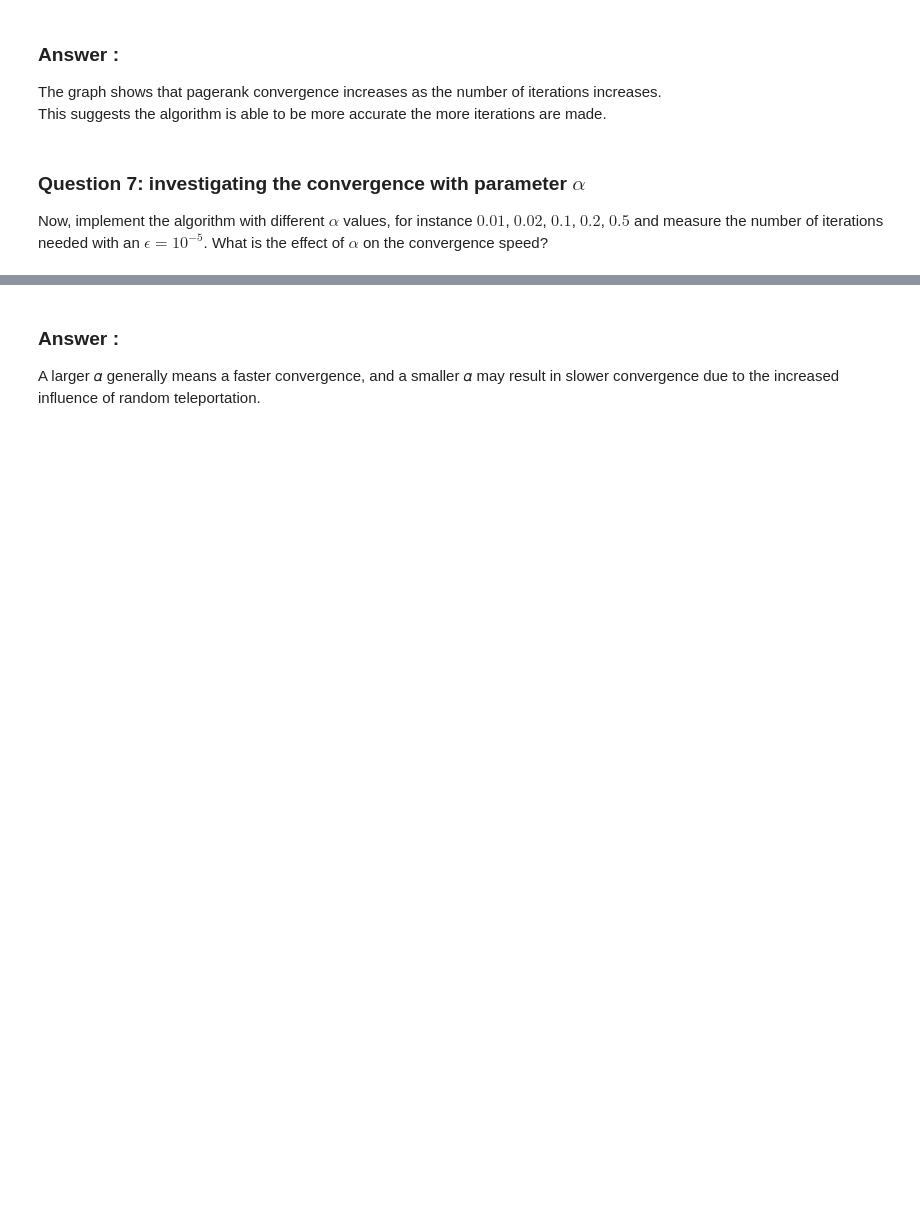
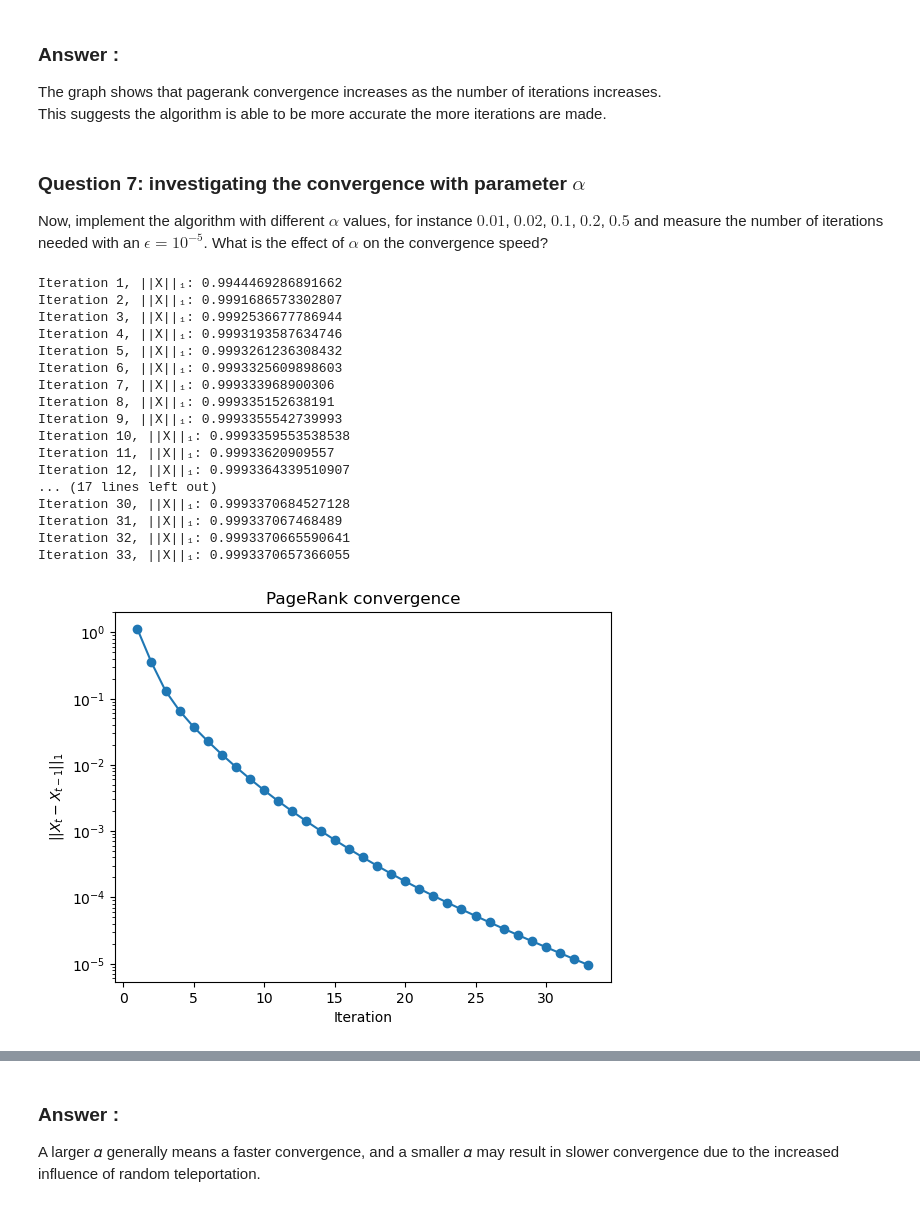
Before and after one commit to JackThay/NAM_TP7, a Jupyter notebook: TP7_Students_Jack-THAY_Thierry-UNG.ipynb, the cells around one changed output, grey strips where cells are left out. Saved outputs shown, nothing was run; the diff lists cells and outputs as text; code cells hidden in the pictures; blank space fills up the shorter version.

```diff
--- a/TP7_Students_Jack-THAY_Thierry-UNG.ipynb
+++ b/TP7_Students_Jack-THAY_Thierry-UNG.ipynb
@@ -426,15 +508,34 @@ Now, implement the algorithm with different $ \alpha $ values, for instance $0.0
 # %%
 epsilon=1e-5
 damping_factor=0.01
 pagerank_vector, norm_differences = pagerank_convergence(adjacency_list, epsilon, damping_factor)
 
 iterations = range(1, len(norm_differences) + 1)
 plt.plot(iterations, norm_differences, marker='o')
 plt.yscale('log')  # Use log scale for the y-axis
 plt.xlabel('Iteration')
-plt.ylabel('||X_t - X_{t-1}||_1')
+plt.ylabel(r'$||X_t - X_{t-1}||_1$')
 plt.title('PageRank convergence')
 plt.show()
+# %% [output]
+Iteration 1, ||X||₁: 0.9944469286891662
+Iteration 2, ||X||₁: 0.9991686573302807
+Iteration 3, ||X||₁: 0.9992536677786944
+Iteration 4, ||X||₁: 0.9993193587634746
+Iteration 5, ||X||₁: 0.9993261236308432
+Iteration 6, ||X||₁: 0.9993325609898603
+Iteration 7, ||X||₁: 0.999333968900306
+Iteration 8, ||X||₁: 0.999335152638191
+Iteration 9, ||X||₁: 0.9993355542739993
+Iteration 10, ||X||₁: 0.9993359553538538
+Iteration 11, ||X||₁: 0.99933620909557
+Iteration 12, ||X||₁: 0.9993364339510907
+... (17 lines left out)
+Iteration 30, ||X||₁: 0.9993370684527128
+Iteration 31, ||X||₁: 0.999337067468489
+Iteration 32, ||X||₁: 0.9993370665590641
+Iteration 33, ||X||₁: 0.9993370657366055
+[figure, added]
 # %%
 epsilon=1e-5
 damping_factor=0.02
```
Also changed, not shown: parts of 22 cells of this notebook.
